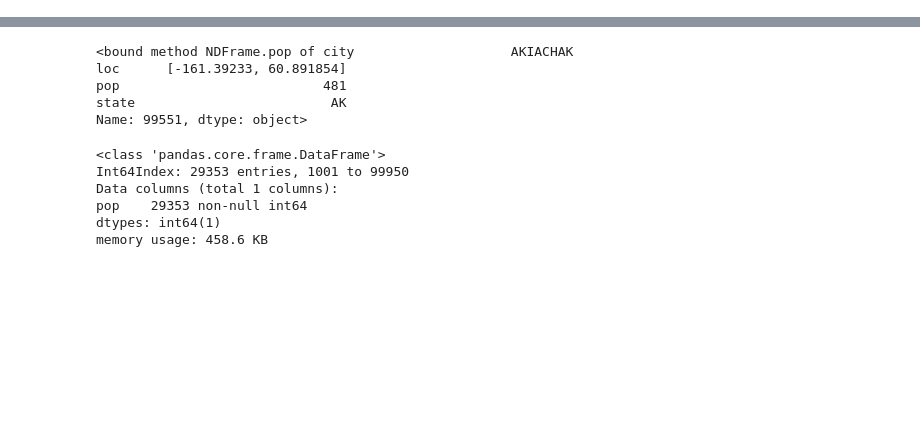
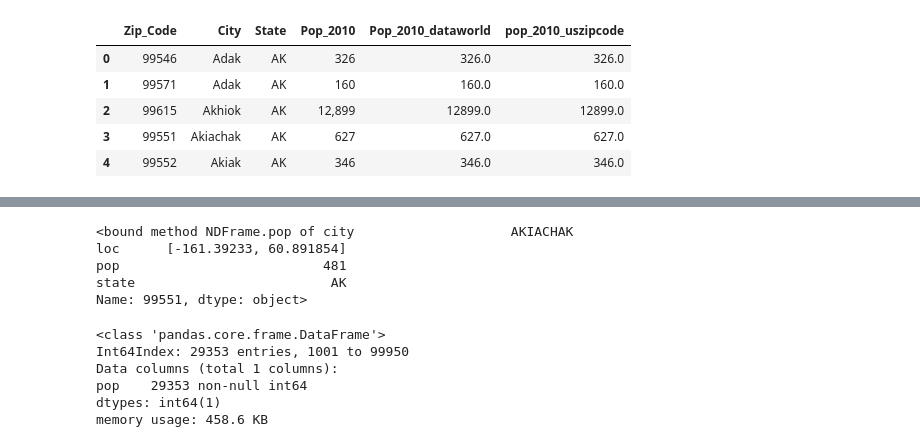
Before and after one commit to tjslezak/zipcode-population-tool, a Jupyter notebook: zipcodepopulationtool.ipynb, the cells around one changed output, grey strips where cells are left out. Saved outputs shown, nothing was run; the diff lists cells and outputs as text; code cells hidden in the pictures; blank space fills up the shorter version.

```diff
--- a/zipcodepopulationtool.ipynb
+++ b/zipcodepopulationtool.ipynb
@@ -5,10 +6,11 @@ from uszipcode import SearchEngine
 search = SearchEngine(simple_zipcode=True)
 # %%
 df = pd.read_csv('tj_zips.csv')
+df.rename(columns={'Zip Code': 'Zip_Code', 'Population (2010 Census)': 'Pop_2010' }, inplace=True)
 df = df.iloc[:, :4]
-df.dropna(subset=['Zip Code'], inplace=True)
-df.drop(df[df['Zip Code'].str.contains(',')].index, inplace=True)
-df['Zip Code'] = df['Zip Code']
+df.dropna(subset=['Zip_Code'], inplace=True)
+df.drop(df[df['Zip_Code'].str.contains(',')].index, inplace=True)
+df['Zip_Code'] = df.Zip_Code.astype(np.int)
 df.info()
 # %% [output]
 <class 'pandas.core.frame.DataFrame'>
@@ -52,0 +58,9 @@ memory usage: 2.3 MB
+# %%
+df.head()
+# %% [output]
+|  | Zip_Code | City | State | Pop_2010 | Pop_2010_dataworld | pop_2010_uszipcode |
+| 0 | 99546 | Adak | AK | 326 | 326.0 | 326.0 |
+| 1 | 99571 | Adak | AK | 160 | 160.0 | 160.0 |
+| 2 | 99615 | Akhiok | AK | 12,899 | 12899.0 | 12899.0 |
+| 3 | 99551 | Akiachak | AK | 627 | 627.0 | 627.0 |
+| 4 | 99552 | Akiak | AK | 346 | 346.0 | 346.0 |
```
Also changed, not shown: parts of 18 cells of this notebook.
